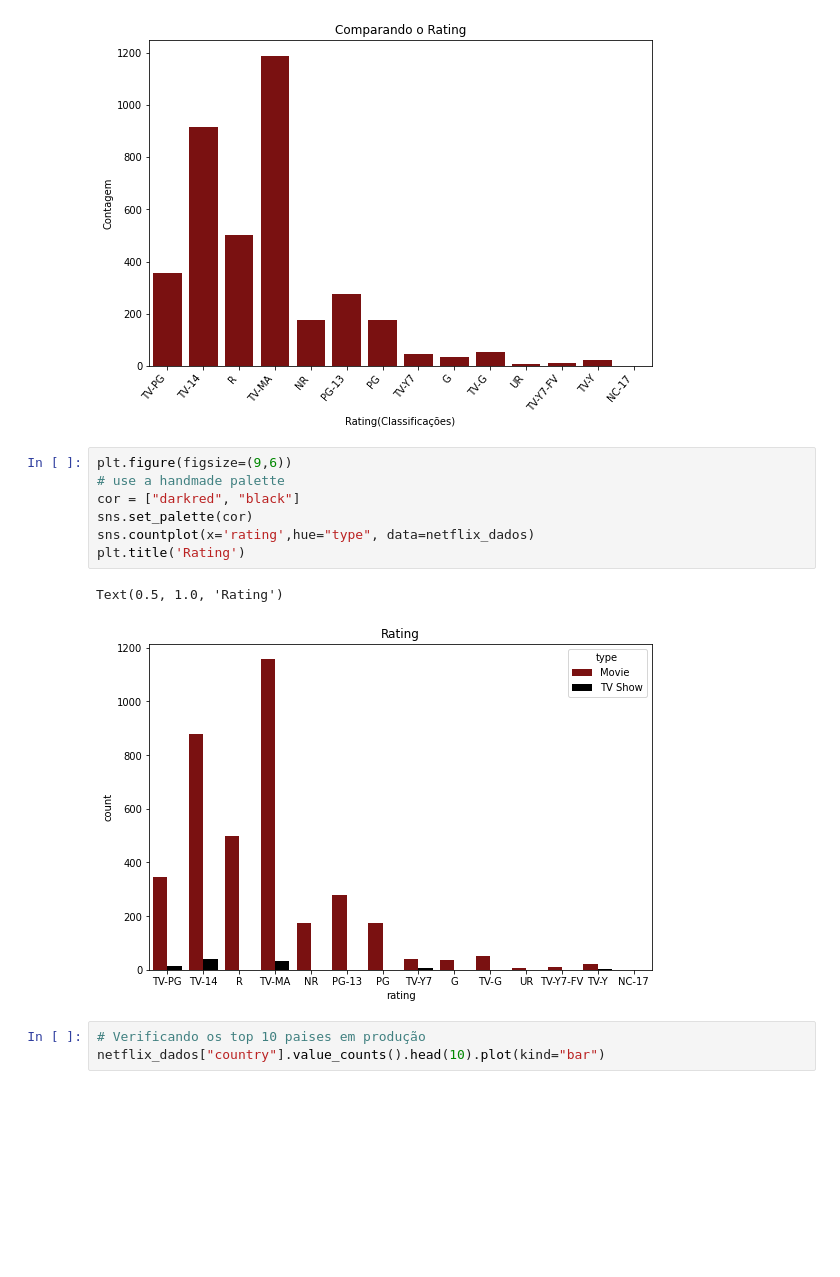
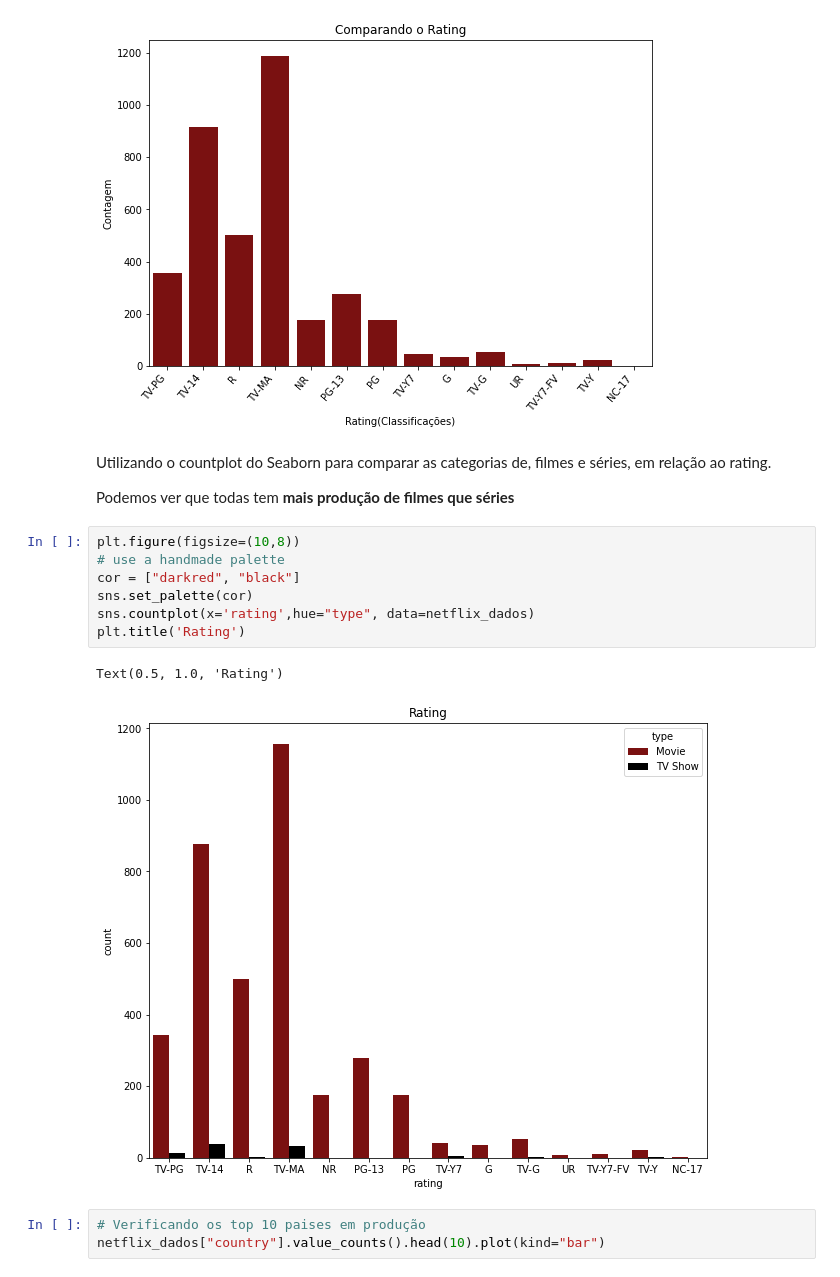
Before and after one commit to Hugox96/Netfliz_Python, a Jupyter notebook: Netflix.ipynb, the cells around one changed output. Drawn from its saved outputs; the diff is of its cells as text; blank space fills up the shorter version.

```diff
--- a/Netflix.ipynb
+++ b/Netflix.ipynb
@@ -165,16 +165,20 @@ plt.title('Comparando o Rating')
 plt.savefig("2º Grafico.pdf")
 # %% [output]
 [figure]
+# %% [markdown]
+Utilizando o countplot do Seaborn para comparar as categorias de, filmes e séries, em relação ao rating.
+
+Podemos ver que todas tem **mais produção de filmes que séries**
 # %%
-plt.figure(figsize=(9,6))
+plt.figure(figsize=(10,8))
 # use a handmade palette
 cor = ["darkred", "black"]
 sns.set_palette(cor)
 sns.countplot(x='rating',hue="type", data=netflix_dados)
 plt.title('Rating')
 # %% [output]
 Text(0.5, 1.0, 'Rating')
-[figure, old version]
+[figure, new version]
 # %%
 # Verificando os top 10 paises em produção
 netflix_dados["country"].value_counts().head(10).plot(kind="bar")
```
